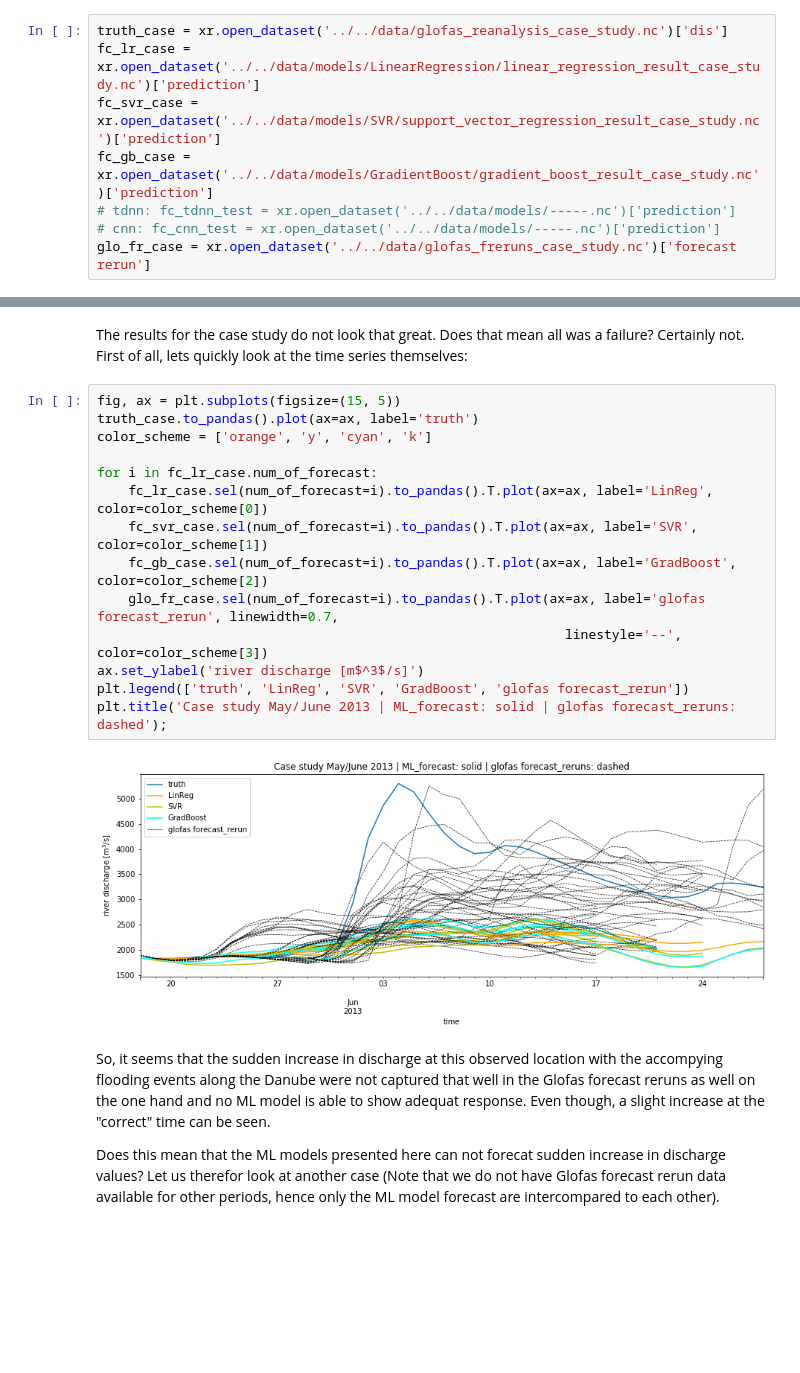
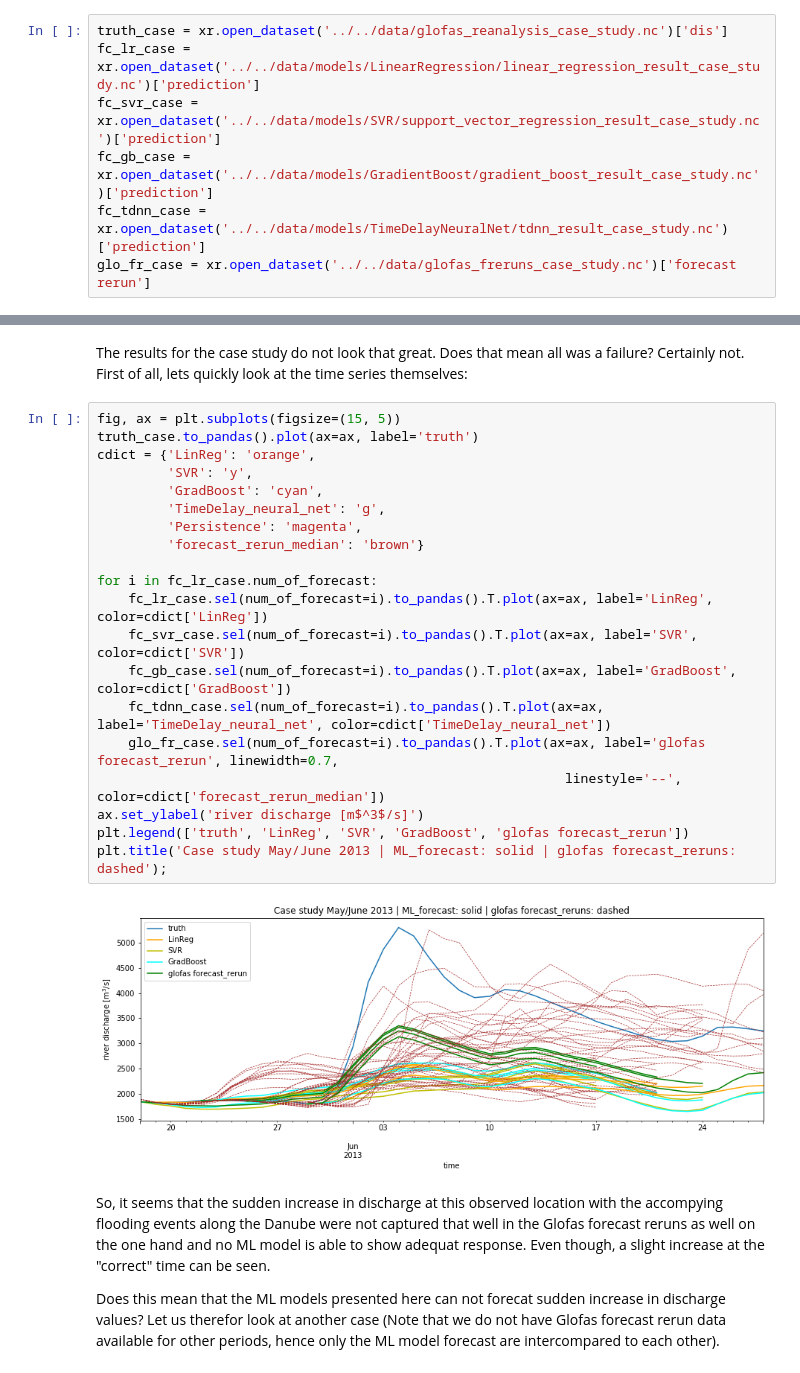
Before and after one commit to ECMWFCode4Earth/ml_flood, a Jupyter notebook: notebooks/3_model_tests/3.06_model_evaluation.ipynb, the cells around one changed output, grey strips where cells are left out. Drawn from its saved outputs; the diff is of its cells as text; blank space fills up the shorter version.

Commit message:
add tdnn .nc data and predictions in 3.06

```diff
--- a/notebooks/3_model_tests/3.06_model_evaluation.ipynb
+++ b/notebooks/3_model_tests/3.06_model_evaluation.ipynb
@@ -179,8 +179,7 @@ truth_case = xr.open_dataset('../../data/glofas_reanalysis_case_study.nc')['dis'
 fc_lr_case = xr.open_dataset('../../data/models/LinearRegression/linear_regression_result_case_study.nc')['prediction']
 fc_svr_case = xr.open_dataset('../../data/models/SVR/support_vector_regression_result_case_study.nc')['prediction']
 fc_gb_case = xr.open_dataset('../../data/models/GradientBoost/gradient_boost_result_case_study.nc')['prediction']
-# tdnn: fc_tdnn_test = xr.open_dataset('../../data/models/-----.nc')['prediction']
-# cnn: fc_cnn_test = xr.open_dataset('../../data/models/-----.nc')['prediction']
+fc_tdnn_case = xr.open_dataset('../../data/models/TimeDelayNeuralNet/tdnn_result_case_study.nc')['prediction']
 glo_fr_case = xr.open_dataset('../../data/glofas_freruns_case_study.nc')['forecast rerun']
 # %% [markdown]
 Check only the median of the forecast reruns.
@@ -232,19 +231,25 @@ The results for the case study do not look that great. Does that mean all was a
 # %%
 fig, ax = plt.subplots(figsize=(15, 5))
 truth_case.to_pandas().plot(ax=ax, label='truth')
-color_scheme = ['orange', 'y', 'cyan', 'k']
+cdict = {'LinReg': 'orange',
+         'SVR': 'y',
+         'GradBoost': 'cyan',
+         'TimeDelay_neural_net': 'g',
+         'Persistence': 'magenta',
+         'forecast_rerun_median': 'brown'}
 
 for i in fc_lr_case.num_of_forecast:
-    fc_lr_case.sel(num_of_forecast=i).to_pandas().T.plot(ax=ax, label='LinReg', color=color_scheme[0])
-    fc_svr_case.sel(num_of_forecast=i).to_pandas().T.plot(ax=ax, label='SVR', color=color_scheme[1])
-    fc_gb_case.sel(num_of_forecast=i).to_pandas().T.plot(ax=ax, label='GradBoost', color=color_scheme[2])
+    fc_lr_case.sel(num_of_forecast=i).to_pandas().T.plot(ax=ax, label='LinReg', color=cdict['LinReg'])
+    fc_svr_case.sel(num_of_forecast=i).to_pandas().T.plot(ax=ax, label='SVR', color=cdict['SVR'])
+    fc_gb_case.sel(num_of_forecast=i).to_pandas().T.plot(ax=ax, label='GradBoost', color=cdict['GradBoost'])
+    fc_tdnn_case.sel(num_of_forecast=i).to_pandas().T.plot(ax=ax, label='TimeDelay_neural_net', color=cdict['TimeDelay_neural_net'])
     glo_fr_case.sel(num_of_forecast=i).to_pandas().T.plot(ax=ax, label='glofas forecast_rerun', linewidth=0.7,
-                                                            linestyle='--', color=color_scheme[3])
+                                                            linestyle='--', color=cdict['forecast_rerun_median'])
 ax.set_ylabel('river discharge [m$^3$/s]')
 plt.legend(['truth', 'LinReg', 'SVR', 'GradBoost', 'glofas forecast_rerun'])
 plt.title('Case study May/June 2013 | ML_forecast: solid | glofas forecast_reruns: dashed');
 # %% [output]
-[figure, old version]
+[figure, new version]
 # %% [markdown]
 So, it seems that the sudden increase in discharge at this observed location with the accompying flooding events along the Danube were not captured that well in the Glofas forecast reruns as well on the one hand and no ML model is able to show adequat response. Even though, a slight increase at the "correct" time can be seen.
 
```
Also changed, not shown: parts of 9 cells of this notebook, 2 other files.
